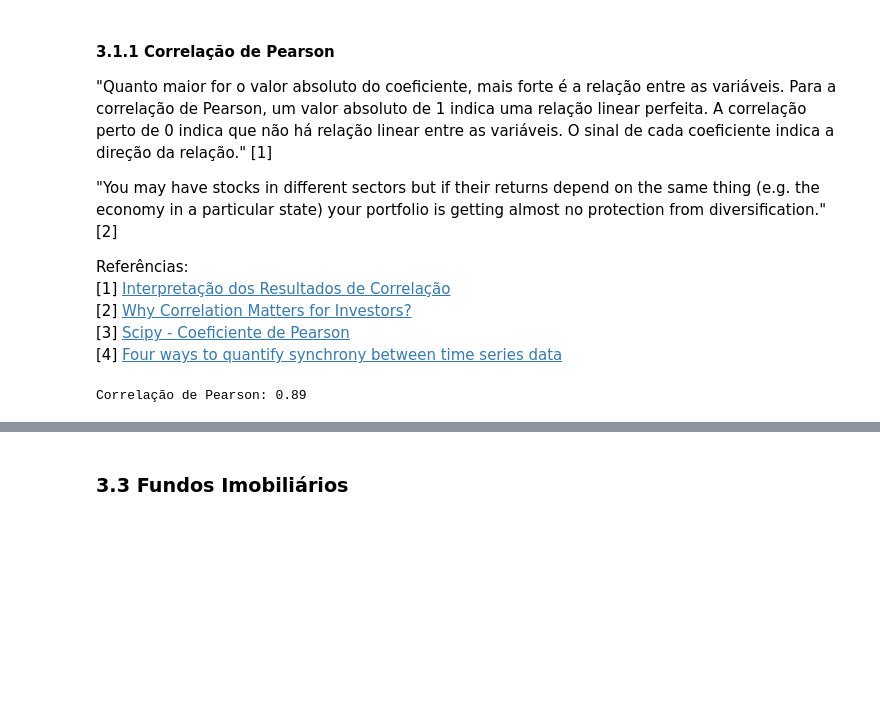
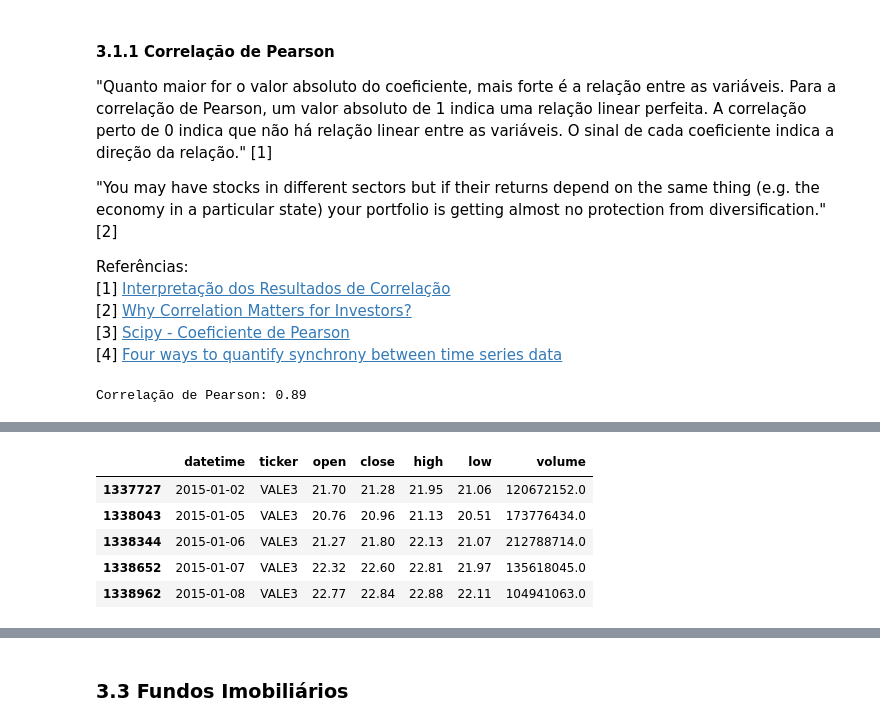
Before and after one commit to mso13/DataAnalysis-Ibovespa, a Jupyter notebook: src/Ibovespa Stocks Analysis.ipynb, the cells around one changed output, grey strips where cells are left out. Saved outputs shown, nothing was run; the diff lists cells and outputs as text; code cells hidden in the pictures; blank space fills up the shorter version.

```diff
--- a/src/Ibovespa Stocks Analysis.ipynb
+++ b/src/Ibovespa Stocks Analysis.ipynb
@@ -54,8 +62,16 @@ b3_stocks.tail()
+# %%
+def cotacao_da_empresa(ticker, datetime):
+
+    cotacoes_td = b3_stocks[(b3_stocks['ticker'] == ticker) & (b3_stocks['datetime'] >= datetime)]
+
+    return cotacoes_td
 # %%
-petr4 = b3_stocks[(b3_stocks['ticker'] == 'PETR4') & (b3_stocks['datetime'] >= '2015-01-01')]
+# Ações Preferenciais da Petrobras (PETR4) a partir de 2015
+petr4 = cotacao_da_empresa('PETR4', '2015-01-01')
 petr4_dates = pd.to_datetime(petr4['datetime'])
 petr4_close = petr4['close']
 
-vale3 = b3_stocks[(b3_stocks['ticker'] == 'VALE3') & (b3_stocks['datetime'] >= '2015-01-01')]
+# Ações Ordinárias da Vale (VALE3) a partir de 2015
+vale3 = cotacao_da_empresa('VALE3', '2015-01-01')
 vale3_dates = pd.to_datetime(vale3['datetime'])
 vale3_close = vale3['close']
@@ -103,0 +119,9 @@ Correlação de Pearson: 0.89
+# %%
+vale3.head()
+# %% [output]
+|  | datetime | ticker | open | close | high | low | volume |
+| 1337727 | 2015-01-02 | VALE3 | 21.70 | 21.28 | 21.95 | 21.06 | 120672152.0 |
+| 1338043 | 2015-01-05 | VALE3 | 20.76 | 20.96 | 21.13 | 20.51 | 173776434.0 |
+| 1338344 | 2015-01-06 | VALE3 | 21.27 | 21.80 | 22.13 | 21.07 | 212788714.0 |
+| 1338652 | 2015-01-07 | VALE3 | 22.32 | 22.60 | 22.81 | 21.97 | 135618045.0 |
+| 1338962 | 2015-01-08 | VALE3 | 22.77 | 22.84 | 22.88 | 22.11 | 104941063.0 |
```
Also changed, not shown: parts of 27 cells of this notebook, 1 other file.
